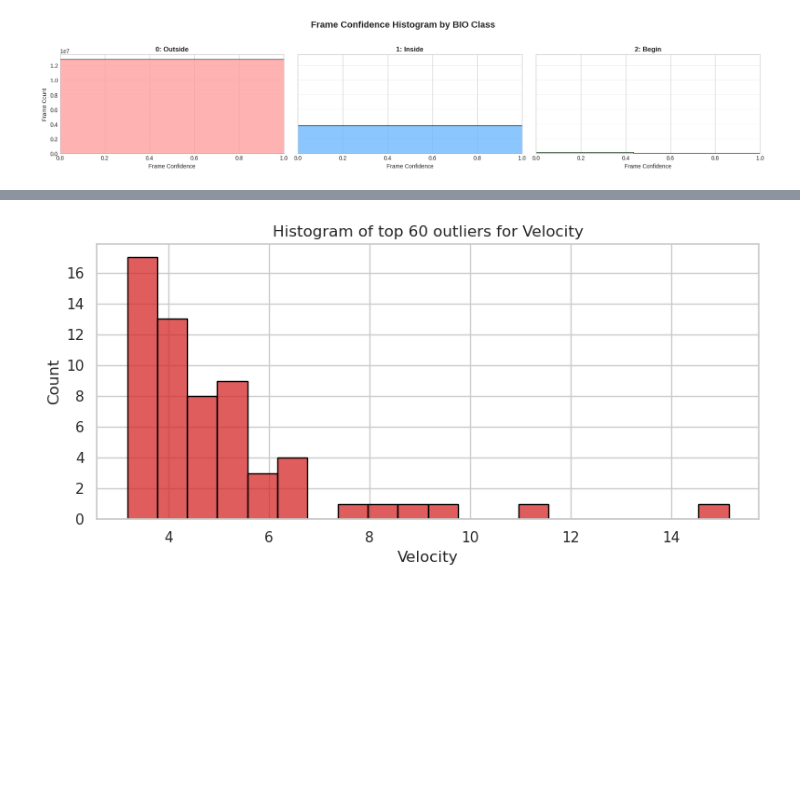
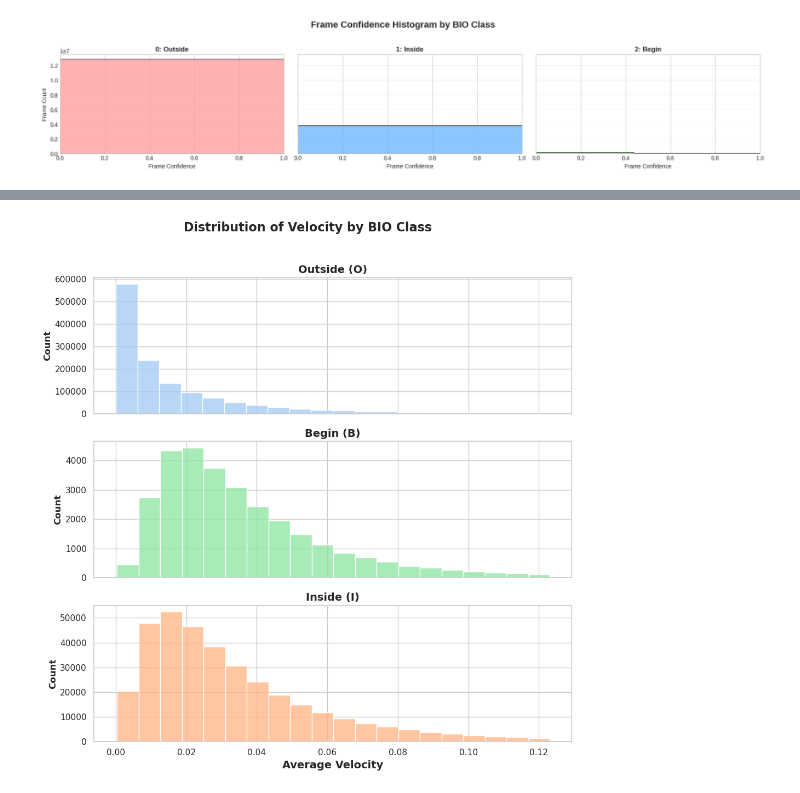
Before and after one commit to genkimats/Sign-Segmentation, a Jupyter notebook: eda.ipynb, the cells around one changed output, grey strips where cells are left out. Saved outputs shown, nothing was run; the diff lists cells and outputs as text; code cells hidden in the pictures; blank space fills up the shorter version.

```diff
--- a/eda.ipynb
+++ b/eda.ipynb
@@ -175,30 +175,20 @@ import numpy as np
 import pandas as pd
 import matplotlib.pyplot as plt
 import seaborn as sns
-from pathlib import Path
-from scipy.signal import medfilt # <-- NEW: Import the median filter
+# Force the standard text-based progress bar to avoid ipywidgets error
+from tqdm.std import tqdm
 
 # ==========================================
 # 1. Configuration & Setup
 # ==========================================
-project_root = Path.cwd()
-for candidate in [project_root, project_root.parent]:
-    keypoints_dir = candidate / "processed_data" / "keypoints"
-    labels_dir = candidate / "processed_data" / "BIO_tags"
-    if keypoints_dir.exists() and labels_dir.exists():
-        project_root = candidate
-        break
-
-KEYPOINTS_DIR = str(project_root / "processed_data" / "keypoints")
-LABELS_DIR = str(project_root / "processed_data" / "BIO_tags")
-
-print(f"Using keypoints directory: {KEYPOINTS_DIR}")
-print(f"Using labels directory: {LABELS_DIR}")
+KEYPOINTS_DIR = "processed_data/keypoints"
+LABELS_DIR = "processed_data/BIO_tags"
 
 # Map integers to their string names for a cleaner graph
 BIO_MAP = {0: "Outside (O)", 1: "Inside (I)", 2: "Begin (B)"}
 
-MAX_FILES_TO_PROCESS = None
+# Limit files if dataset is huge to prevent RAM crashing (Set to None to process all)
+MAX_FILES_TO_PROCESS = 50
 
 data_records = {
     "BIO_Class": [],
@@ -210,15 +200,15 @@ data_records = {
 }
 
 # ==========================================
-# 2. Data Extraction & Physics Math (FILTERED)
+# 2. Data Extraction & Physics Math
 # ==========================================
 files = [f for f in os.listdir(KEYPOINTS_DIR) if f.endswith('.npy')]
 if MAX_FILES_TO_PROCESS:
     files = files[:MAX_FILES_TO_PROCESS]
 
-print(f"Processing {len(files)} files for Kinematic EDA with Median Filtering...")
+print(f"Processing {len(files)} files for Kinematic EDA...")
 
-for file_name in files:
+for file_name in tqdm(files, desc="Calculating Kinematics"):
     kp_path = os.path.join(KEYPOINTS_DIR, file_name)
     label_path = os.path.join(LABELS_DIR, file_name)
 
@@ -226,14 +216,8 @@ for file_name in files:
         continue
 
     # Load data
-    kp_raw = np.load(kp_path)          # Expected shape: (T, 65, 3)
-    labels = np.load(label_path)       # Expected shape: (T,) or (T, 3)
-
-    # --- NEW: Apply Temporal Median Filter ---
-    # kernel_size=(5,1,1) slides a 5-frame window down the time axis,
-    # operating independently on every specific vertex and x/y/z channel.
-    # This scrubs out the 1-frame MediaPipe teleportation jitters.
-    kp = medfilt(kp_raw, kernel_size=(5, 1, 1))
+    kp = np.load(kp_path)          # Expected shape: (T, 65, 3)
+    labels = np.load(label_path)   # Expected shape: (T,) or (T, 3)
 
     # Handle label formatting safely (Soft to Hard labels)
     if labels.ndim > 1:
@@ -283,10 +267,8 @@ for file_name in files:
 # Convert to Pandas DataFrame
 df = pd.DataFrame(data_records)
 
-print(f"Loaded {len(df)} rows for plotting")
-
 # ==========================================
-# 3. Plotting & Outlier Neighbor Analysis
+# 3. Plotting
 # ==========================================
 features_to_plot = ["Velocity", "Acceleration", "Jerk", "Velocity_Magnitude", "Angular_Velocity"]
 colors = {"Outside (O)": "#a1c9f4", "Inside (I)": "#ffb482", "Begin (B)": "#8de5a1"}
@@ -295,61 +277,19 @@ bio_order = ["Outside (O)", "Begin (B)", "Inside (I)"]
 sns.set_theme(style="whitegrid")
 
 for feature in features_to_plot:
-    # 1. Filter extreme outliers globally for this feature
-    p99 = df[feature].quantile(0.99)
-    outliers = df[df[feature] > p99].sort_values(by=feature, ascending=False).head(60)
-
-    if not outliers.empty:
-        print(f"\n{'='*90}")
-        print(f"🚨 {feature}: Top 60 Outliers above {p99:.4f} (with +/- 2 neighbors)")
-        print(f"{'='*90}")
-        print(f"{'Global Idx':<10} | {'BIO Sequence':<25} | {'Values Sequence'}")
-        print("-" * 90)
-
-        for idx in outliers.index:
-            # Safely grab the 5-frame window (2 before, 1 center, 2 after)
-            start_idx = max(0, idx - 2)
-            end_idx = min(len(df) - 1, idx + 2)
-            window = df.loc[start_idx:end_idx]
-
-            # Extract just the first letter of the BIO class for brevity ('O', 'I', 'B')
-            bio_seq = [b[0] for b in window["BIO_Class"]]
-            val_seq = [f"{v:.2f}" for v in window[feature]]
-
-            # Find the relative position of the outlier in this specific window
-            # (Usually index 2, unless the outlier is at the extreme start/end of the dataset)
-            rel_pos = list(window.index).index(idx)
-
-            # Highlight the outlier value with asterisks
-            bio_seq[rel_pos] = f"*{bio_seq[rel_pos]}*"
-            val_seq[rel_pos] = f"*{val_seq[rel_pos]}*"
-
-            bio_str = "[" + ", ".join(bio_seq) + "]"
-            val_str = "[" + ", ".join(val_seq) + "]"
-
-            print(f"{idx:<10} | {bio_str:<25} | {val_str}")
-
-        # 2. Draw and SHOW the outlier histogram FIRST to clear Matplotlib state
-        plt.figure(figsize=(8, 4))
-        sns.histplot(outliers[feature], bins=20, color="#d62728", edgecolor="black")
-        plt.title(f"Histogram of top 60 outliers for {feature}")
-        plt.xlabel(feature)
-        plt.ylabel("Count")
-        plt.tight_layout()
-        plt.show()
-    else:
-        print(f"\n{feature}: no values above the {p99:.4f} cutoff")
-
-    # 3. NOW instantiate the 3x1 axes for the main plots
+    # Set up a grid of 3 vertically stacked subplots that share the X-axis
     fig, axes = plt.subplots(3, 1, figsize=(10, 10), sharex=True)
     fig.suptitle(f"Distribution of {feature.replace('_', ' ')} by BIO Class", fontsize=16, fontweight='bold', y=1.02)
 
-    # 4. Draw the main histograms
+    # Filter extreme outliers globally for this feature so the 20 bins remain readable
+    # (Mimics the 'showfliers=False' behavior from the boxplots)
+    p99 = df[feature].quantile(0.99)
+
     for i, bio_class in enumerate(bio_order):
         # Filter dataframe for current BIO class and remove the extreme top 1% outliers
         subset = df[(df["BIO_Class"] == bio_class) & (df[feature] <= p99)]
 
-        # Draw the 20-bin histogram on the specific axis
+        # Draw the 20-bin histogram
         sns.histplot(
             data=subset,
             x=feature,
@@ -390 +314 @@ Global Idx | BIO Sequence              | Values Sequence
-[figure, old version]
+[figure, new version]
```
Also changed, not shown: parts of 3 cells of this notebook.
